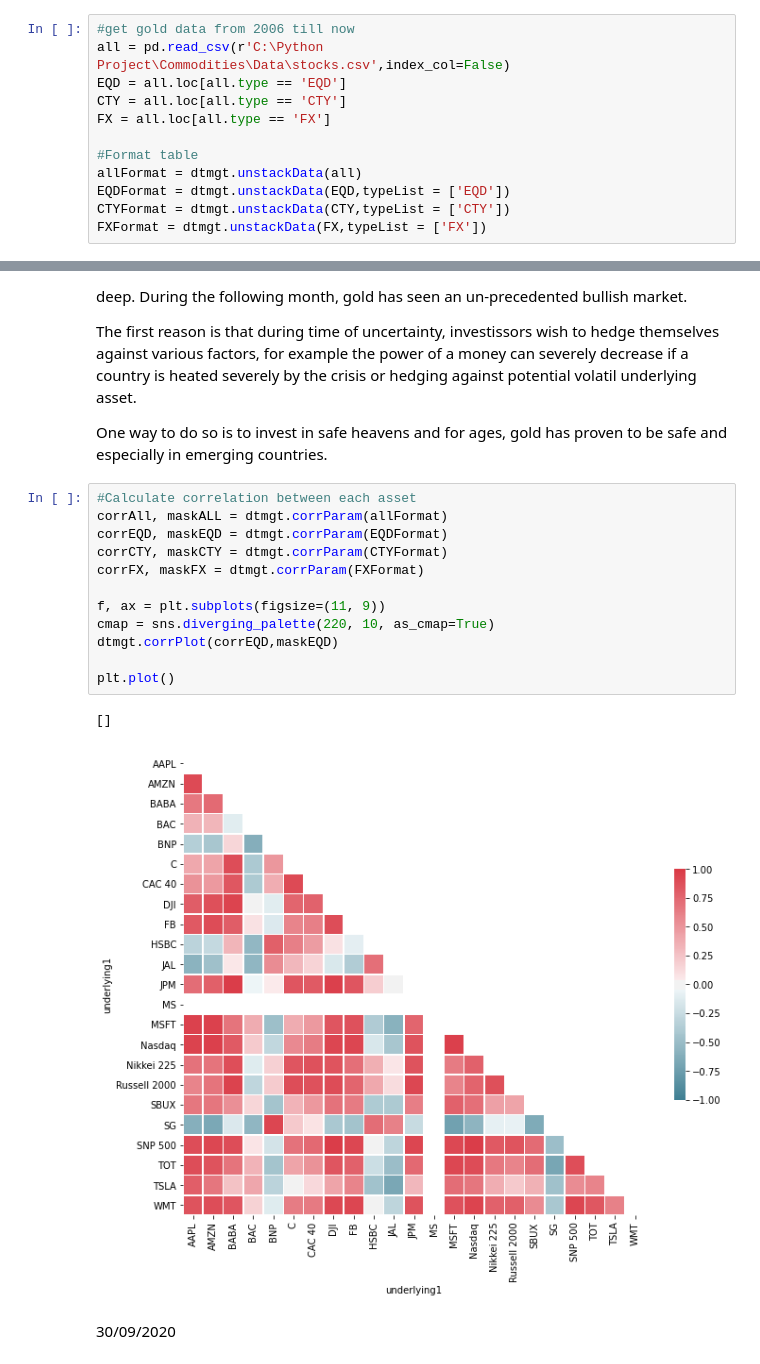
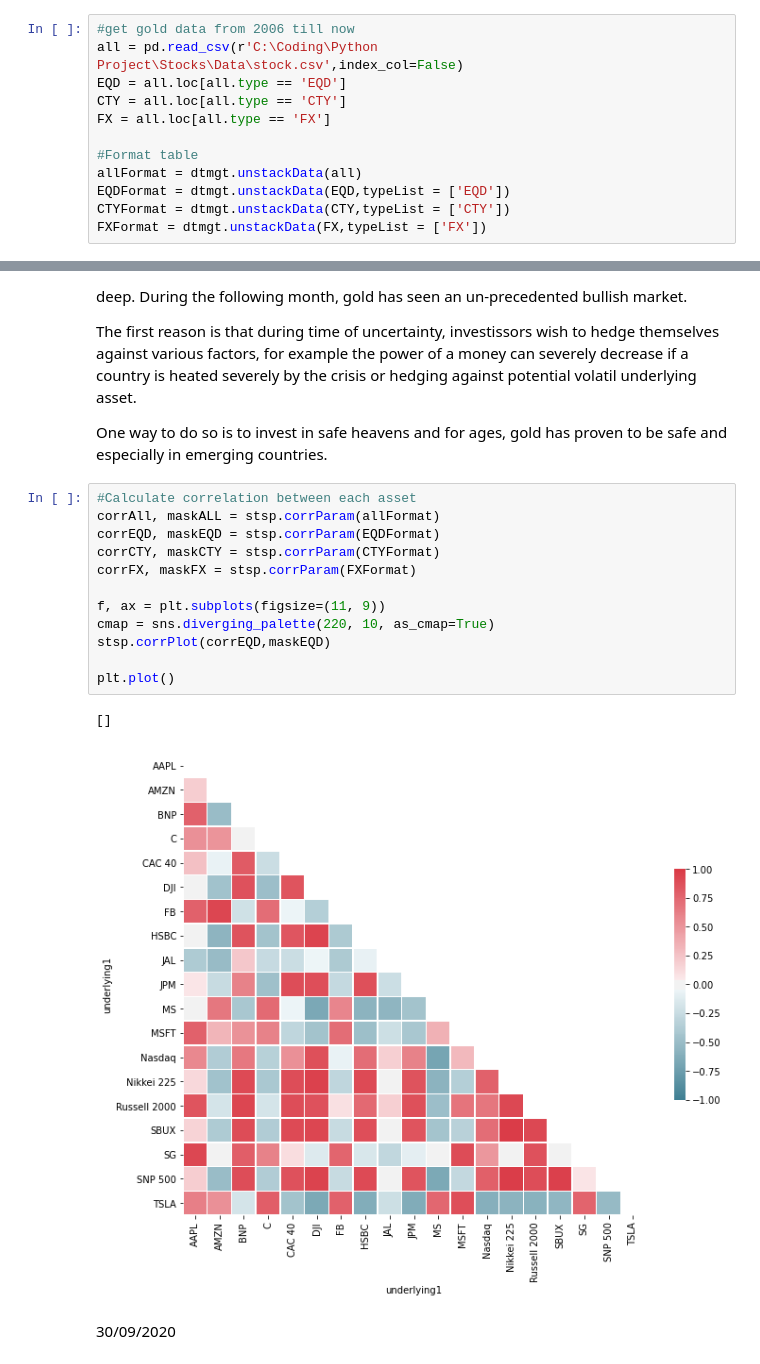
Before and after one commit to FranckNgN/Spot-prediction, a Jupyter notebook: report.ipynb, the cells around one changed output, grey strips where cells are left out. Saved outputs shown, nothing was run; the diff lists cells and outputs as text.

```diff
--- a/report.ipynb
+++ b/report.ipynb
@@ -36,6 +39,6 @@ import seaborn as sns
 # %%
 #get gold data from 2006 till now
-all = pd.read_csv(r'C:\Python Project\Commodities\Data\stocks.csv',index_col=False)
+all = pd.read_csv(r'C:\Coding\Python Project\Stocks\Data\stock.csv',index_col=False)
 EQD = all.loc[all.type == 'EQD']
 CTY = all.loc[all.type == 'CTY']
 FX = all.loc[all.type == 'FX']
@@ -68,18 +71,18 @@ The first reason is that during time of uncertainty, investissors wish to hedge
 One way to do so is to invest in safe heavens and for ages, gold has proven to be safe and especially in emerging countries.
 # %%
 #Calculate correlation between each asset
-corrAll, maskALL = dtmgt.corrParam(allFormat)
-corrEQD, maskEQD = dtmgt.corrParam(EQDFormat)
-corrCTY, maskCTY = dtmgt.corrParam(CTYFormat)
-corrFX, maskFX = dtmgt.corrParam(FXFormat)
+corrAll, maskALL = stsp.corrParam(allFormat)
+corrEQD, maskEQD = stsp.corrParam(EQDFormat)
+corrCTY, maskCTY = stsp.corrParam(CTYFormat)
+corrFX, maskFX = stsp.corrParam(FXFormat)
 
 f, ax = plt.subplots(figsize=(11, 9))
 cmap = sns.diverging_palette(220, 10, as_cmap=True)
-dtmgt.corrPlot(corrEQD,maskEQD)
+stsp.corrPlot(corrEQD,maskEQD)
 
 plt.plot()
 # %% [output]
 []
-[figure, old version]
+[figure, new version]
 # %% [markdown]
 30/09/2020
```
Also changed, not shown: parts of 14 cells of this notebook.
